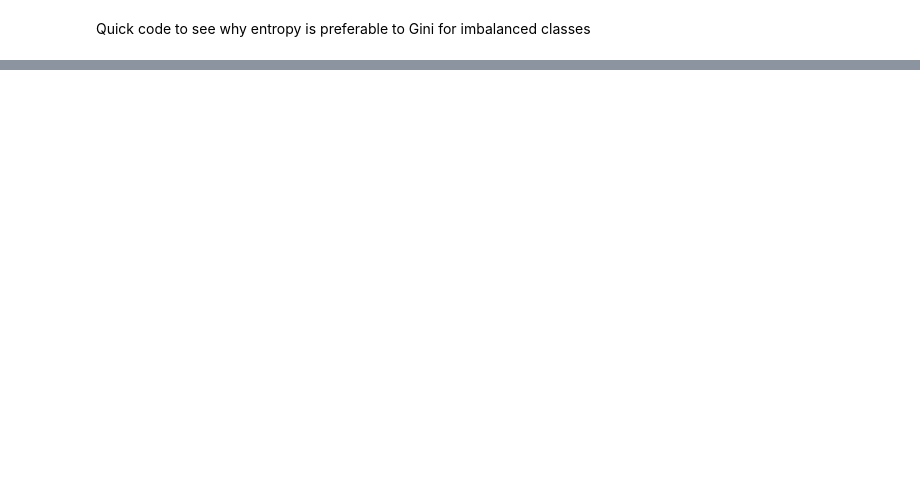
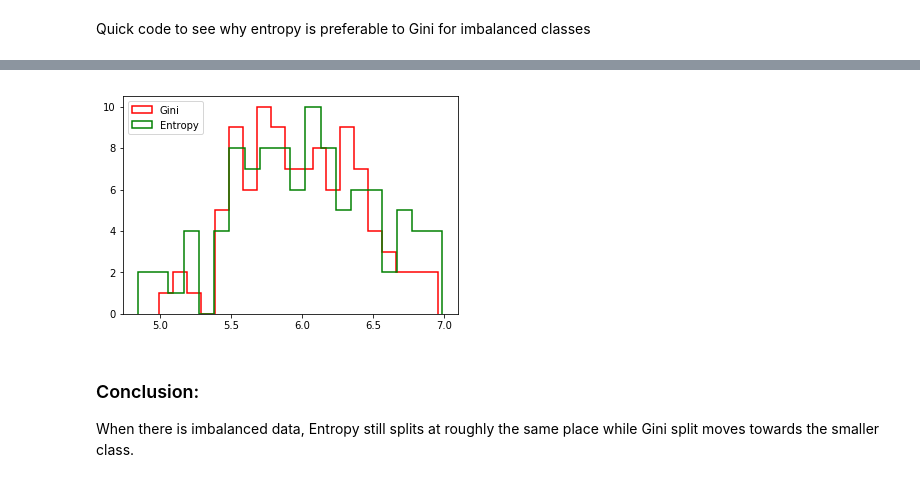
Before and after one commit to TopQuirk67/insightchallenges, a Jupyter notebook: Gini versus Entropy.ipynb, the cells around one changed output, grey strips where cells are left out. Cells and saved outputs as stored; diff of their text form; code cells hidden in the pictures; blank space fills up the shorter version.

```diff
--- a/Gini versus Entropy.ipynb
+++ b/Gini versus Entropy.ipynb
@@ -138,0 +200,12 @@ plt.show()
+# %%
+fig, ax = plt.subplots()
+ax.hist(bal_gini, 20, None, ec='red', fc='none', lw=1.5, histtype='step', label='Gini')
+ax.hist(bal_entropy, 20, None, ec='green', fc='none', lw=1.5, histtype='step', label='Entropy')
+ax.legend(loc='upper left')
+plt.show()
+# %% [output]
+[figure, added]
+# %% [markdown]
+### Conclusion:
+
+When there is imbalanced data, Entropy still splits at roughly the same place while Gini split moves towards the smaller class.
```
Also changed, not shown: parts of 6 cells of this notebook, 1 other file.
